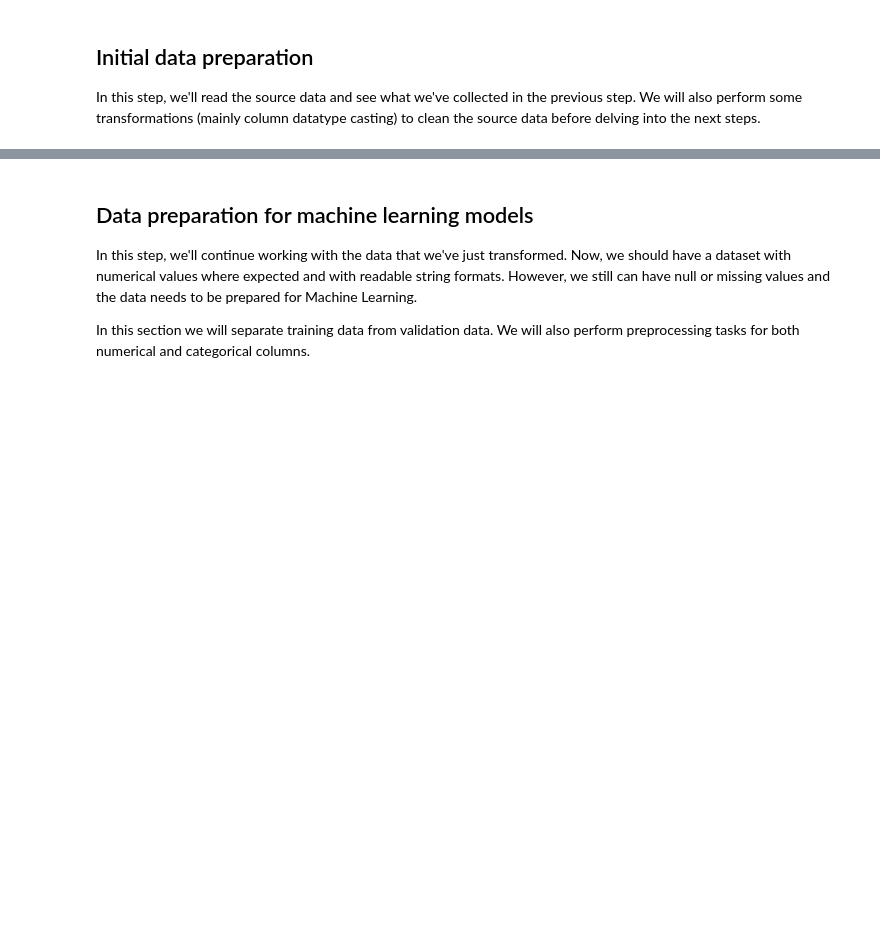
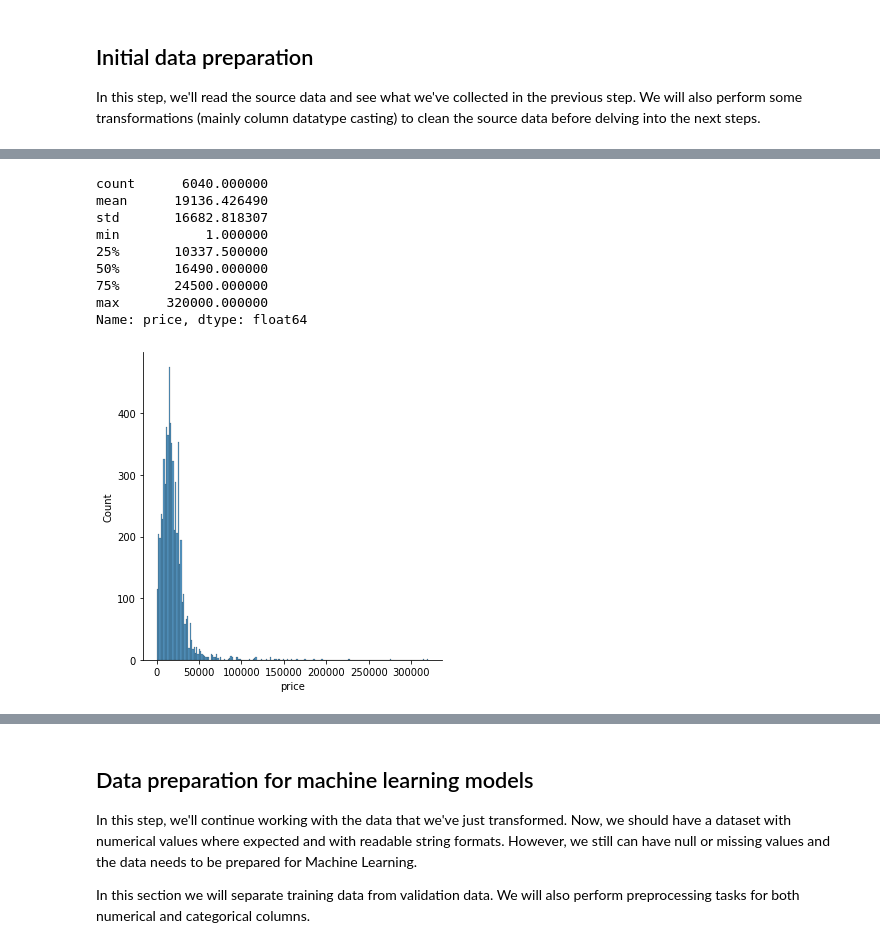
Before and after one commit to jjxp/Vehicle-Price-Prediction, a Jupyter notebook: VehicleDataAnalyzer.ipynb, the cells around one changed output, grey strips where cells are left out. Saved outputs shown, nothing was run; the diff lists cells and outputs as text; code cells hidden in the pictures; blank space fills up the shorter version.

```diff
--- a/VehicleDataAnalyzer.ipynb
+++ b/VehicleDataAnalyzer.ipynb
@@ -101,3 +116,19 @@ X['model'] = X.apply(lambda row: get_brand_model(row)[1], axis=1)
 X.price = X.price.apply(clean_currency).astype('int')
 X.mileage = X.mileage.apply(clean_mileage).astype('int')
 X.hp = X.hp.apply(clean_hp).astype('int')
+# %%
+# Let's analyze the Price distribution
+sns.displot(X['price'])
+
+X.price.describe()
+# %% [output]
+count      6040.000000
+mean      19136.426490
+std       16682.818307
+min           1.000000
+25%       10337.500000
+50%       16490.000000
+75%       24500.000000
+max      320000.000000
+Name: price, dtype: float64
+[figure, added]
```
Also changed, not shown: parts of 11 cells of this notebook.
